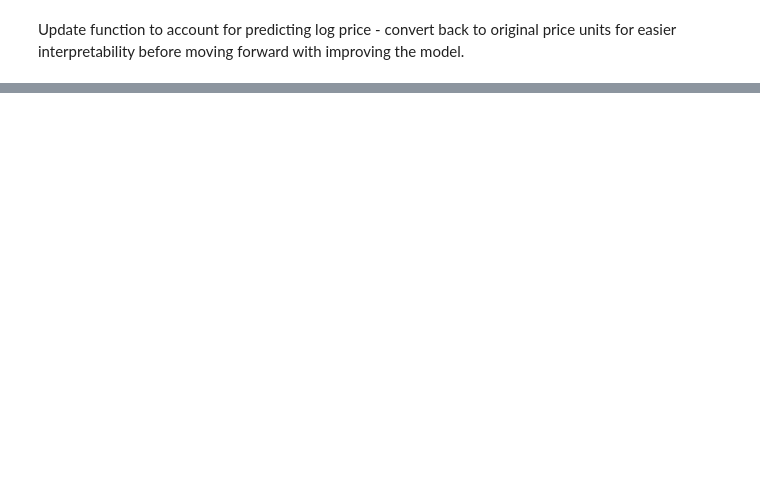
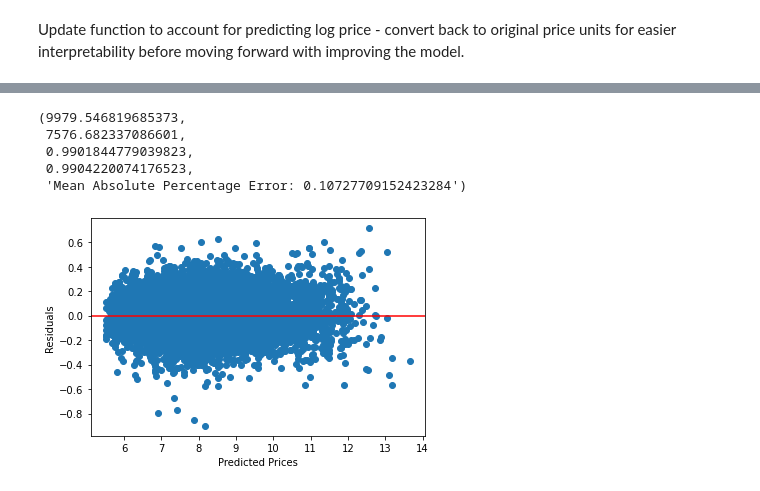
Before and after one commit to wjlau/Capstone2, a Jupyter notebook: predicting_diamond_prices_final.ipynb, the cells around one changed output, grey strips where cells are left out. Cells and saved outputs as stored; diff of their text form; code cells hidden in the pictures; blank space fills up the shorter version.

```diff
--- a/predicting_diamond_prices_final.ipynb
+++ b/predicting_diamond_prices_final.ipynb
@@ -344,0 +410,28 @@ default_models(X,y,model=RandomForestRegressor, log=True)
+# %%
+#ascending order
+cut_ord = ['Good', 'Very Good', 'Astor Ideal']
+clarity_ord = ['SI2', 'SI1', 'VS2', 'VS1', 'VVS2', 'VVS1', 'IF', 'FL']
+color_ord = ['K', 'J', 'I', 'H', 'G', 'F', 'E', 'D']
+polish_ord = ['Good','Very Good','Excellent']
+symmetry_ord = ['Good','Very Good','Excellent']
+
+def cat_mapper(categories):
+    i = 0
+    mapped = {}
+    for cat in categories:
+        mapped[cat] = i
+        i+=1
+    return mapped
+# %%
+cut_ord = cat_mapper(cut_ord)
+clarity_ord = cat_mapper(clarity_ord)
+color_ord = cat_mapper(color_ord)
+polish_ord = cat_mapper(polish_ord)
+symmetry_ord = cat_mapper(symmetry_ord)
+
+df_ord = df.copy()
+df_ord['cut'].replace(cut_ord,inplace=True)
+df_ord['clarity'].replace(clarity_ord,inplace=True)
+df_ord['color'].replace(color_ord,inplace=True)
+df_ord['polish'].replace(polish_ord,inplace=True)
+df_ord['symmetry'].replace(symmetry_ord,inplace=True)
@@ -344,0 +448,14 @@ default_models(X,y,model=RandomForestRegressor, log=True)
+# %%
+#random forest ordinal encoding - 4Cs/log price
+X = pd.get_dummies(df_ord[['carat','cut','clarity','color']])
+y = df_ord.log_price
+updated_default_models(X,y,model=RandomForestRegressor, log=True)
+#train rmse vs rmse test below looks to be underfitting - try changing parameters later
+# and also try all features to look at gini importance to tweak our model
+# %% [output]
+(9979.546819685373,
+ 7576.682337086601,
+ 0.9901844779039823,
+ 0.9904220074176523,
+ 'Mean Absolute Percentage Error: 0.10727709152423284')
+[figure, added]
```
Also changed, not shown: parts of 49 cells of this notebook.
